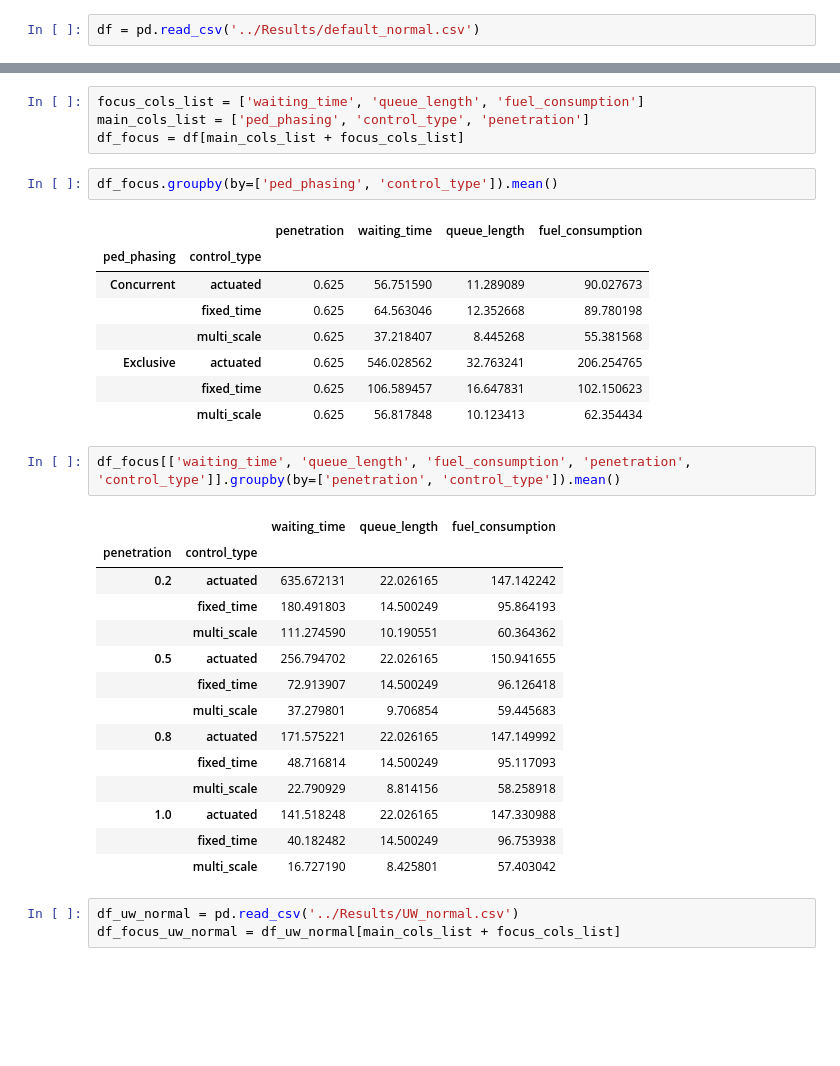
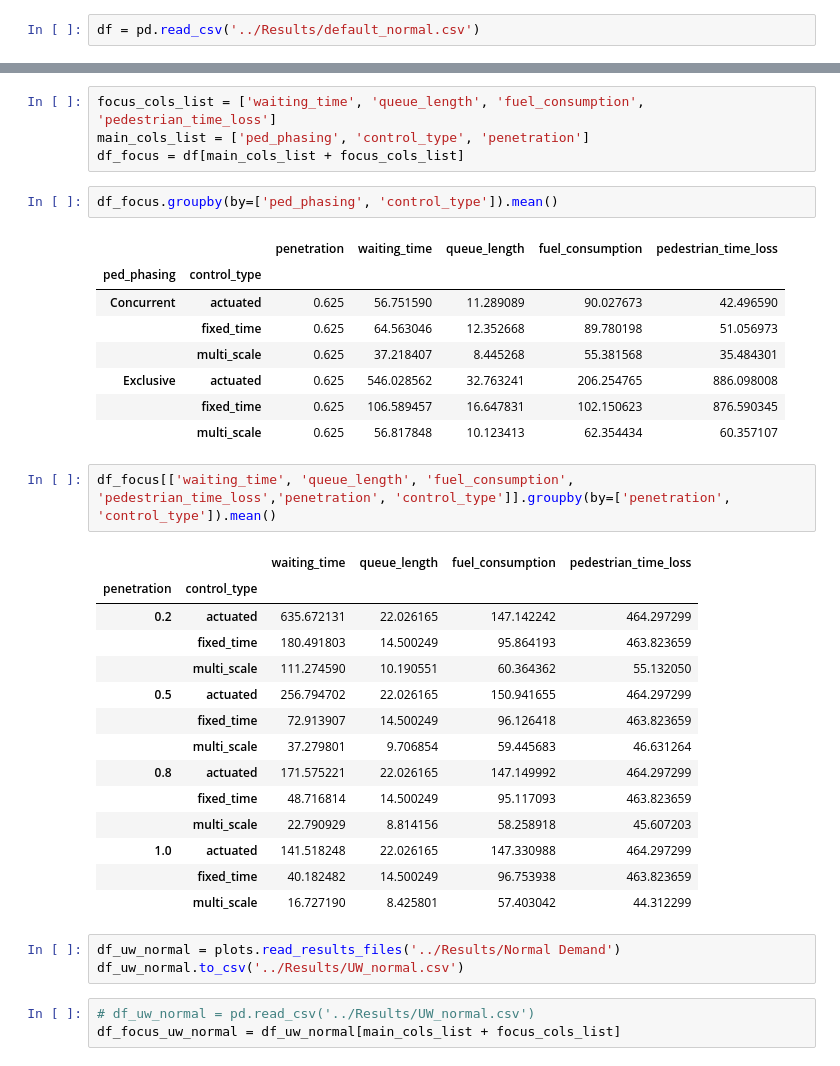
Before and after one commit to BlueSoheil99/UW_CET593_project2, a Jupyter notebook: plots/analysis.ipynb, the cells around one changed output, grey strips where cells are left out. Cells and saved outputs as stored; diff of their text form; blank space fills up the shorter version.

```diff
--- a/plots/analysis.ipynb
+++ b/plots/analysis.ipynb
@@ -8,37 +15,40 @@ df = pd.read_csv('../Results/default_normal.csv')
 # %%
-focus_cols_list = ['waiting_time', 'queue_length', 'fuel_consumption']
+focus_cols_list = ['waiting_time', 'queue_length', 'fuel_consumption', 'pedestrian_time_loss']
 main_cols_list = ['ped_phasing', 'control_type', 'penetration']
 df_focus = df[main_cols_list + focus_cols_list]
 # %%
 df_focus.groupby(by=['ped_phasing', 'control_type']).mean()
 # %% [output]
-|  |  | penetration | waiting_time | queue_length | fuel_consumption |
-| ped_phasing | control_type |  |  |  |  |
-| Concurrent | actuated | 0.625 | 56.751590 | 11.289089 | 90.027673 |
-|  | fixed_time | 0.625 | 64.563046 | 12.352668 | 89.780198 |
-|  | multi_scale | 0.625 | 37.218407 | 8.445268 | 55.381568 |
-| Exclusive | actuated | 0.625 | 546.028562 | 32.763241 | 206.254765 |
-|  | fixed_time | 0.625 | 106.589457 | 16.647831 | 102.150623 |
-|  | multi_scale | 0.625 | 56.817848 | 10.123413 | 62.354434 |
+|  |  | penetration | waiting_time | queue_length | fuel_consumption | pedestrian_time_loss |
+| ped_phasing | control_type |  |  |  |  |  |
+| Concurrent | actuated | 0.625 | 56.751590 | 11.289089 | 90.027673 | 42.496590 |
+|  | fixed_time | 0.625 | 64.563046 | 12.352668 | 89.780198 | 51.056973 |
+|  | multi_scale | 0.625 | 37.218407 | 8.445268 | 55.381568 | 35.484301 |
+| Exclusive | actuated | 0.625 | 546.028562 | 32.763241 | 206.254765 | 886.098008 |
+|  | fixed_time | 0.625 | 106.589457 | 16.647831 | 102.150623 | 876.590345 |
+|  | multi_scale | 0.625 | 56.817848 | 10.123413 | 62.354434 | 60.357107 |
 # %%
-df_focus[['waiting_time', 'queue_length', 'fuel_consumption', 'penetration', 'control_type']].groupby(by=['penetration', 'control_type']).mean()
+df_focus[['waiting_time', 'queue_length', 'fuel_consumption', 'pedestrian_time_loss','penetration', 'control_type']].groupby(by=['penetration', 'control_type']).mean()
 # %% [output]
-|  |  | waiting_time | queue_length | fuel_consumption |
-| penetration | control_type |  |  |  |
-| 0.2 | actuated | 635.672131 | 22.026165 | 147.142242 |
-|  | fixed_time | 180.491803 | 14.500249 | 95.864193 |
-|  | multi_scale | 111.274590 | 10.190551 | 60.364362 |
-| 0.5 | actuated | 256.794702 | 22.026165 | 150.941655 |
-|  | fixed_time | 72.913907 | 14.500249 | 96.126418 |
-|  | multi_scale | 37.279801 | 9.706854 | 59.445683 |
-| 0.8 | actuated | 171.575221 | 22.026165 | 147.149992 |
-|  | fixed_time | 48.716814 | 14.500249 | 95.117093 |
-|  | multi_scale | 22.790929 | 8.814156 | 58.258918 |
-| 1.0 | actuated | 141.518248 | 22.026165 | 147.330988 |
-|  | fixed_time | 40.182482 | 14.500249 | 96.753938 |
-|  | multi_scale | 16.727190 | 8.425801 | 57.403042 |
+|  |  | waiting_time | queue_length | fuel_consumption | pedestrian_time_loss |
+| penetration | control_type |  |  |  |  |
+| 0.2 | actuated | 635.672131 | 22.026165 | 147.142242 | 464.297299 |
+|  | fixed_time | 180.491803 | 14.500249 | 95.864193 | 463.823659 |
+|  | multi_scale | 111.274590 | 10.190551 | 60.364362 | 55.132050 |
+| 0.5 | actuated | 256.794702 | 22.026165 | 150.941655 | 464.297299 |
+|  | fixed_time | 72.913907 | 14.500249 | 96.126418 | 463.823659 |
+|  | multi_scale | 37.279801 | 9.706854 | 59.445683 | 46.631264 |
+| 0.8 | actuated | 171.575221 | 22.026165 | 147.149992 | 464.297299 |
+|  | fixed_time | 48.716814 | 14.500249 | 95.117093 | 463.823659 |
+|  | multi_scale | 22.790929 | 8.814156 | 58.258918 | 45.607203 |
+| 1.0 | actuated | 141.518248 | 22.026165 | 147.330988 | 464.297299 |
+|  | fixed_time | 40.182482 | 14.500249 | 96.753938 | 463.823659 |
+|  | multi_scale | 16.727190 | 8.425801 | 57.403042 | 44.312299 |
+# %%
+df_uw_normal = plots.read_results_files('../Results/Normal Demand')
+df_uw_normal.to_csv('../Results/UW_normal.csv')
 # %%
-df_uw_normal = pd.read_csv('../Results/UW_normal.csv')
+# df_uw_normal = pd.read_csv('../Results/UW_normal.csv')
 df_focus_uw_normal = df_uw_normal[main_cols_list + focus_cols_list]
 # %%
 df_focus_uw_normal.groupby(by=['ped_phasing', 'control_type']).mean()
```
Also changed, not shown: parts of 5 cells of this notebook, 10 other files.
